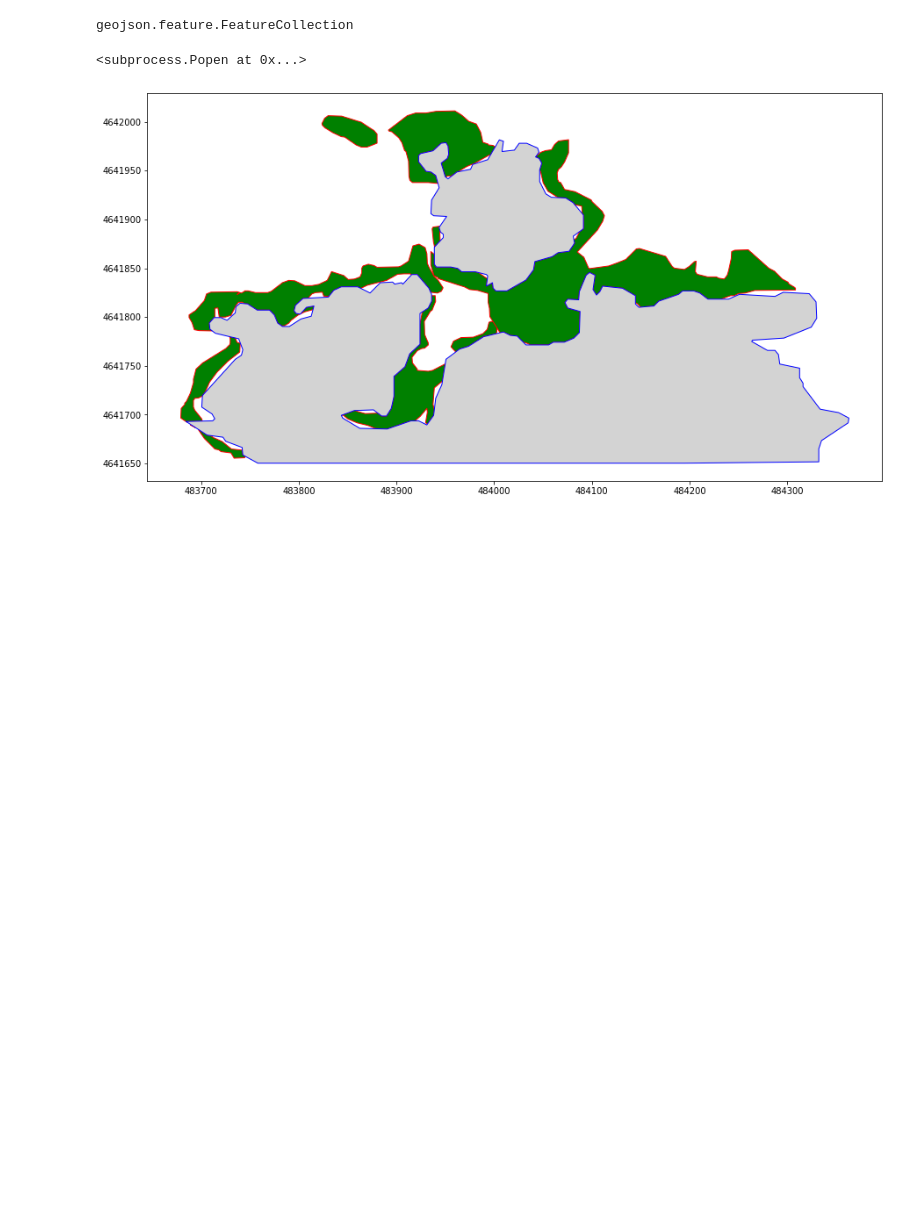
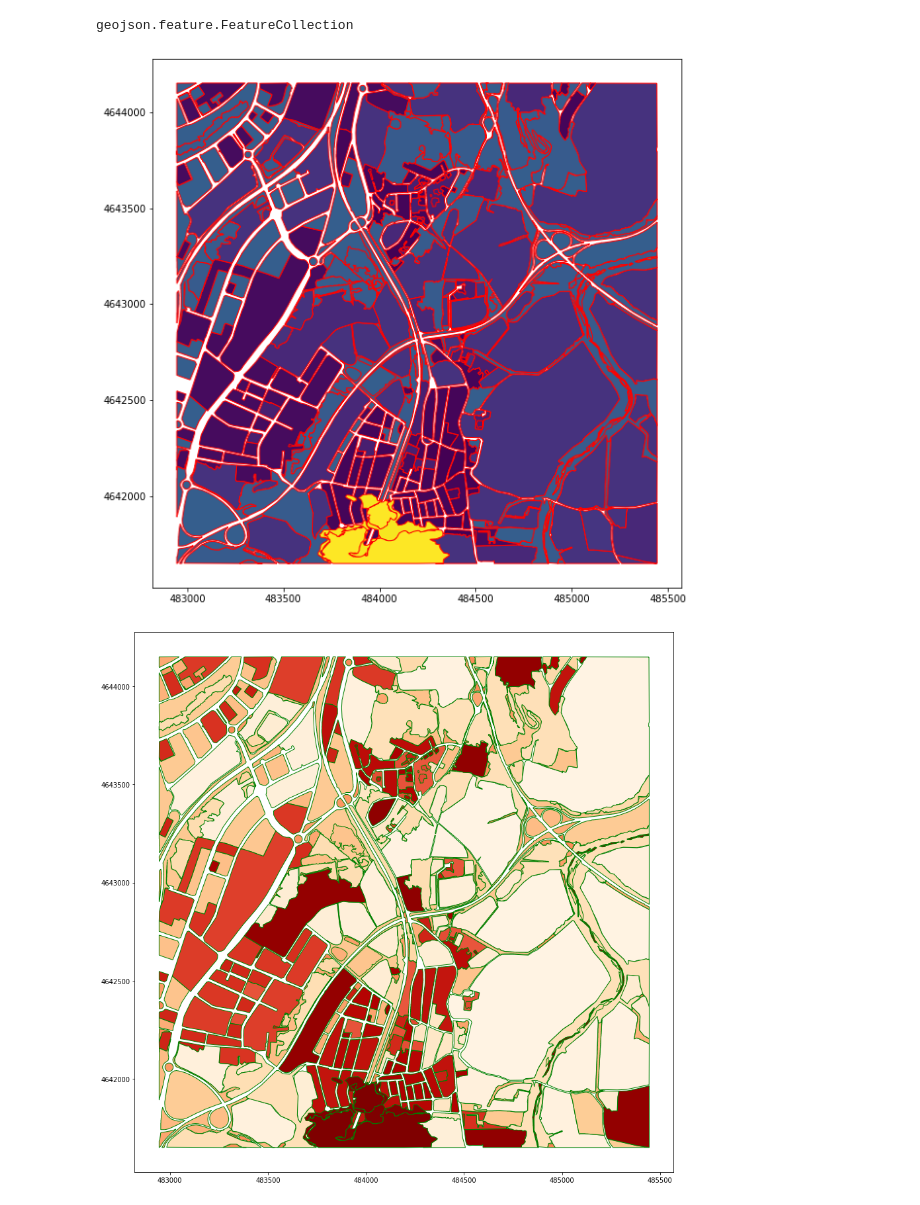
Before and after one commit to Kevin-Sambuli/geopandas, a Jupyter notebook: automate.ipynb, the cells around one changed output. Drawn from its saved outputs; the diff is of its cells as text; code cells hidden in the pictures; blank space fills up the shorter version.

Commit message:
updated functions

```diff
--- a/automate.ipynb
+++ b/automate.ipynb
@@ -28,11 +27,11 @@ data = "data.geojson"
 geo = geojson.load(open(data))
 
 with open('C:/Users/DELL/Desktop/jupyter/data.geojson', 'w') as f:
+# with open(data, 'w') as f:
     geojson.dump(geo, f)
 
-args = ['ogr2ogr', '-f', 'ESRI Shapefile', 'C:/Users/DELL/Desktop/jupyter/test.shp','data.geojson']
-subprocess.Popen(args)
+# args = ['ogr2ogr', '-f', 'ESRI Shapefile', 'C:/Users/DELL/Desktop/jupyter/test.shp','data.geojson']
+args = ['ogr2ogr', '-f', 'ESRI Shapefile', 'C:/Users/DELL/Desktop/jupyter/test2.shp', data]
+# subprocess.Popen(args)
-# %% [output]
-<subprocess.Popen at 0x...>
 # %%
 def create_gdf():
@@ -78,9 +99,45 @@ def process_data(thin_cld, thick_cld):
-# %%
-def main():
-    gdf = create_gdf()
-    thick_cld =  gdf.loc[(gdf["Slabel"] == 82)]
-    thin_cld =  gdf.loc[(gdf["Slabel"] == 81)]
-    process_data(thin_cld, thick_cld)
-main()
-# %% [output]
-[figure, removed]
+# %%
+def new_dataframe(gdf, thick_cld, difference):
+    ''' the function is used to create the final dataframe
+        with the cleaned data
+    '''
+
+    # creating a new datafrme of thick cloud and the cleaned thin cloud
+    new_cloud = difference.append(thick_cld)
+
+    # droping rows that have overlays
+    gdf_copy = gdf.drop([525,526,527,528,529])
+
+    # adding the new cleaned cloud to the origibal data frame
+    new_gdf = gdf_copy.append(new_cloud)
+
+
+
+    return new_gdf
+
+# fig, ax = plt.subplots(1, 1, figsize=(15, 55))
+# difference.plot(ax=ax, color='green', edgecolor='red', alpha=1)
+# return dissolved.plot(ax=ax, color='lightgrey', edgecolor='blue', alpha=1)
+# %%
+def main():
+    ''' the function is used to call the main functions and display the final result on a canvas
+    '''
+
+    gdf = create_gdf()
+
+    fig, ax1 = plt.subplots(1, 1, figsize=(10, 10))
+    gdf.plot(ax= ax1, column='Slabel',edgecolor='red', alpha=1)
+
+    thick_cld =  gdf.loc[(gdf["Slabel"] == 82)]
+    thin_cld =  gdf.loc[(gdf["Slabel"] == 81)]
+    difference = process_data(thin_cld, thick_cld)
+
+    new_gdf = new_dataframe(gdf, thick_cld, difference)
+
+
+    fig, ax = plt.subplots(1, 1, figsize=(15, 15))
+    new_gdf.plot(ax=ax, color='yellow', edgecolor='green', cmap='OrRd', alpha=1)
+main()
+# %% [output]
+[figure, added]
+[figure, added]
```
Also changed, not shown: parts of 6 cells of this notebook, 10 other files.
